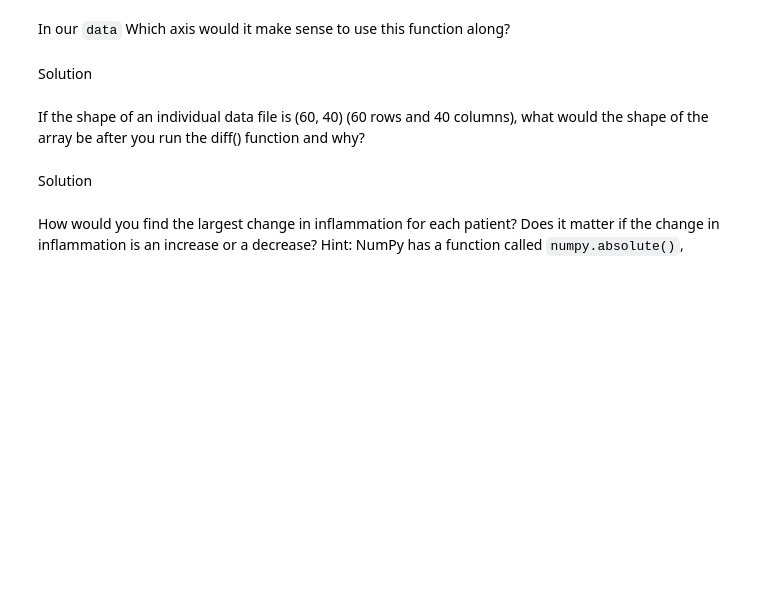
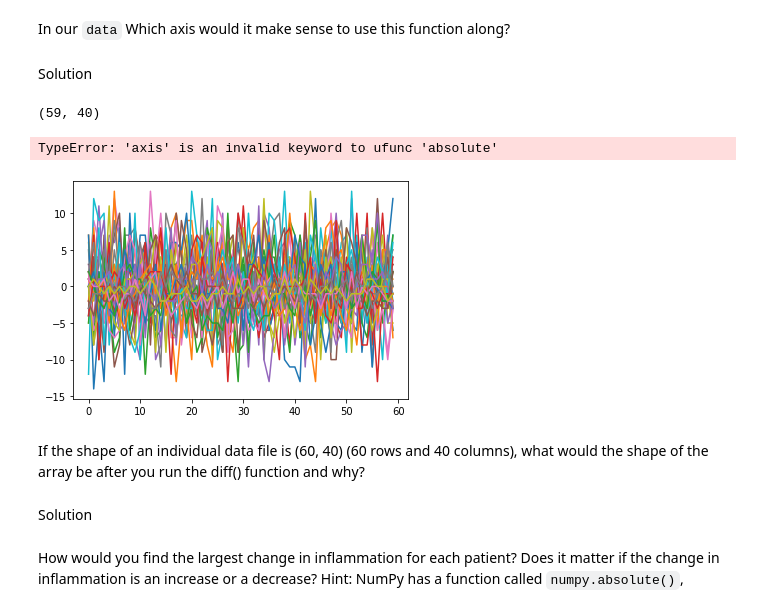
Before and after one commit to Jgazi/2019-07-24-intro-to-python-workshop, a Jupyter notebook: lessons/python/ep1-introduction.ipynb, the cells around one changed output. Cells and saved outputs as stored; diff of their text form; code cells hidden in the pictures; blank space fills up the shorter version.

```diff
--- a/lessons/python/ep1-introduction.ipynb
+++ b/lessons/python/ep1-introduction.ipynb
@@ -909,6 +1030,21 @@ numpy.diff(npdiff)
 In our `data` Which axis would it make sense to use this function along?
 # %% [markdown]
 Solution
+# %%
+datadiff = numpy.diff(data, axis=0)
+print((datadiff).shape)
+# %% [output]
+(59, 40)
+# %%
+datachange = numpy.absolute(data, axis=0)
+print(datachange)
+# %% [output]
+TypeError: 'axis' is an invalid keyword to ufunc 'absolute'
+# %%
+std_plot = matplotlib.pyplot.plot(numpy.diff(data, axis=1))
+matplotlib.pyplot.show()
+# %% [output]
+[figure, added]
 # %% [markdown]
 If the shape of an individual data file is (60, 40) (60 rows and 40 columns), what would the shape of the array be after you run the diff() function and why?
 # %% [markdown]
```
Also changed, not shown: parts of 16 cells of this notebook.
